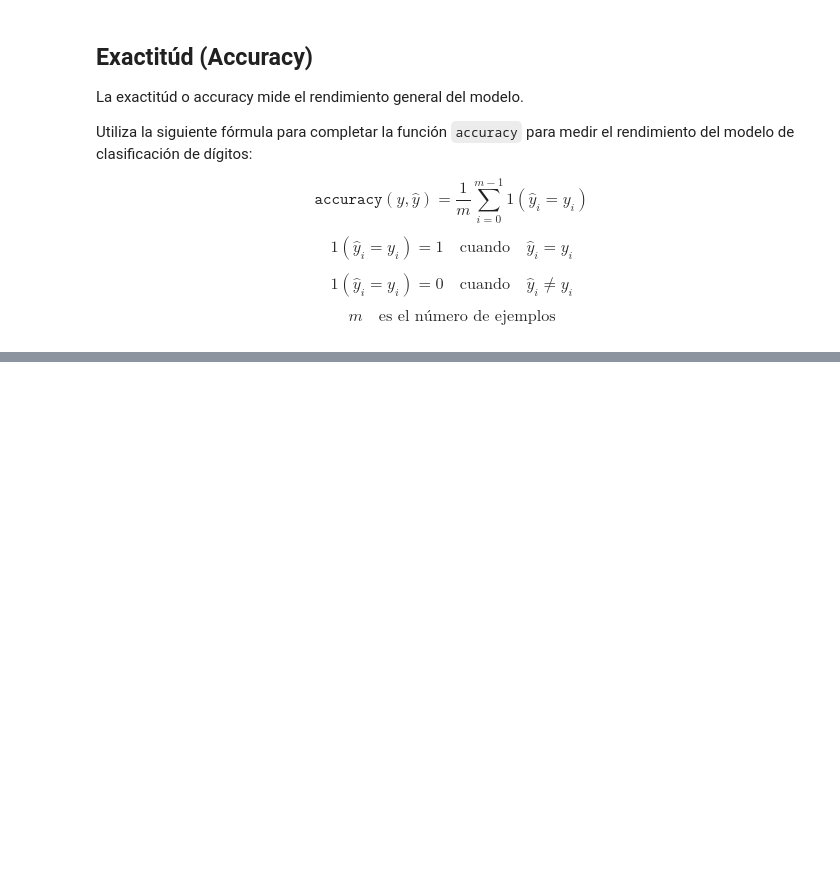
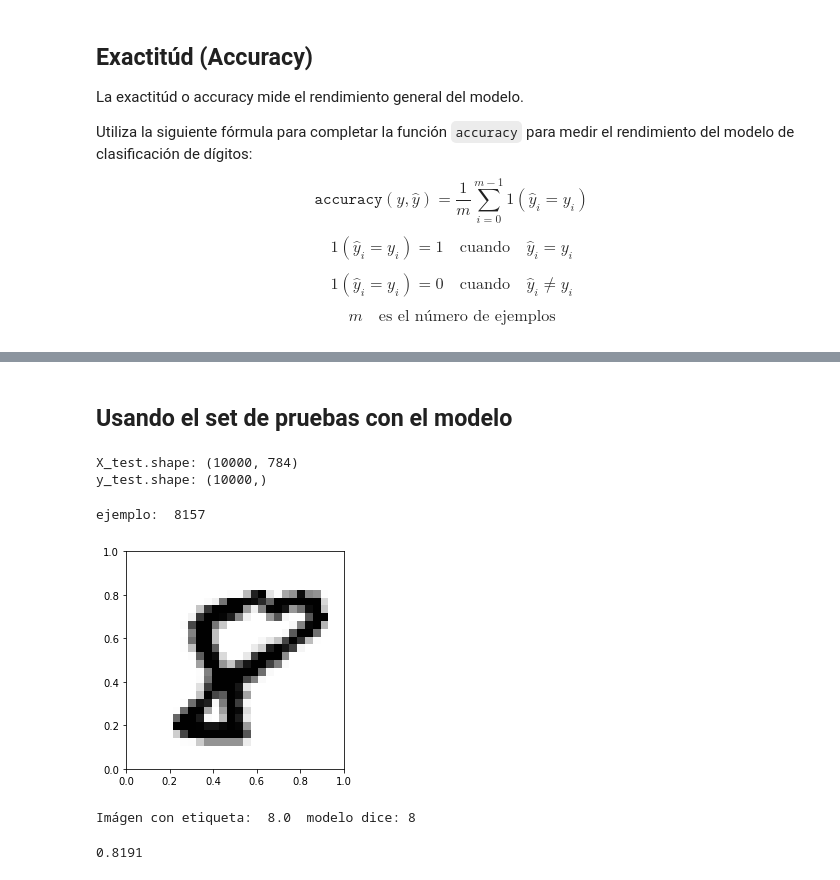
Before and after one commit to SalRmz/DCDP, a Jupyter notebook: 01 Programación en Python/notebooks/exercises/Practica2_NumPy.ipynb, the cells around one changed output, grey strips where cells are left out. Cells and saved outputs as stored; diff of their text form; code cells hidden in the pictures; blank space fills up the shorter version.

```diff
--- a/01 Programación en Python/notebooks/exercises/Practica2_NumPy.ipynb
+++ b/01 Programación en Python/notebooks/exercises/Practica2_NumPy.ipynb
@@ -370,0 +362,37 @@ accuracy(y, y_pred)
+# %% [markdown]
+## Usando el set de pruebas con el modelo
+# %%
+MNist_test = np.loadtxt("../sample_data/mnist_test.csv", delimiter=',')
+MNist_test
+
+X_test = MNist_test[:,1:]
+y_test = MNist_test[:,0]
+
+#test:
+print("X_test.shape:", X_test.shape)
+print("y_test.shape:", y_test.shape)
+
+y_pred_test = closest_point(X_test, class_representatives)
+# %% [output]
+X_test.shape: (10000, 784)
+y_test.shape: (10000,)
+# %%
+#intenta cambiar el valor de i
+# para ingresar un dato aleatorio del set de ejemplos cada vez que usamos ctrl+enter en Jupyter Notebook
+m_test = X_test.shape[0]
+i = np.random.randint(m_test,size=1)[0]
+print("ejemplo: ",i)
+
+example = X_test[i]
+pred_label = y_pred_test[i]
+true_label = y_test[i]
+display_example(example)
+print("Imágen con etiqueta: ", true_label, " modelo dice:", pred_label)
+# %% [output]
+ejemplo:  8157
+[figure, added]
+Imágen con etiqueta:  8.0  modelo dice: 8
+# %%
+accuracy(y_test, y_pred_test)
+# %% [output]
+0.8191
```
Also changed, not shown: parts of 10 cells of this notebook.
